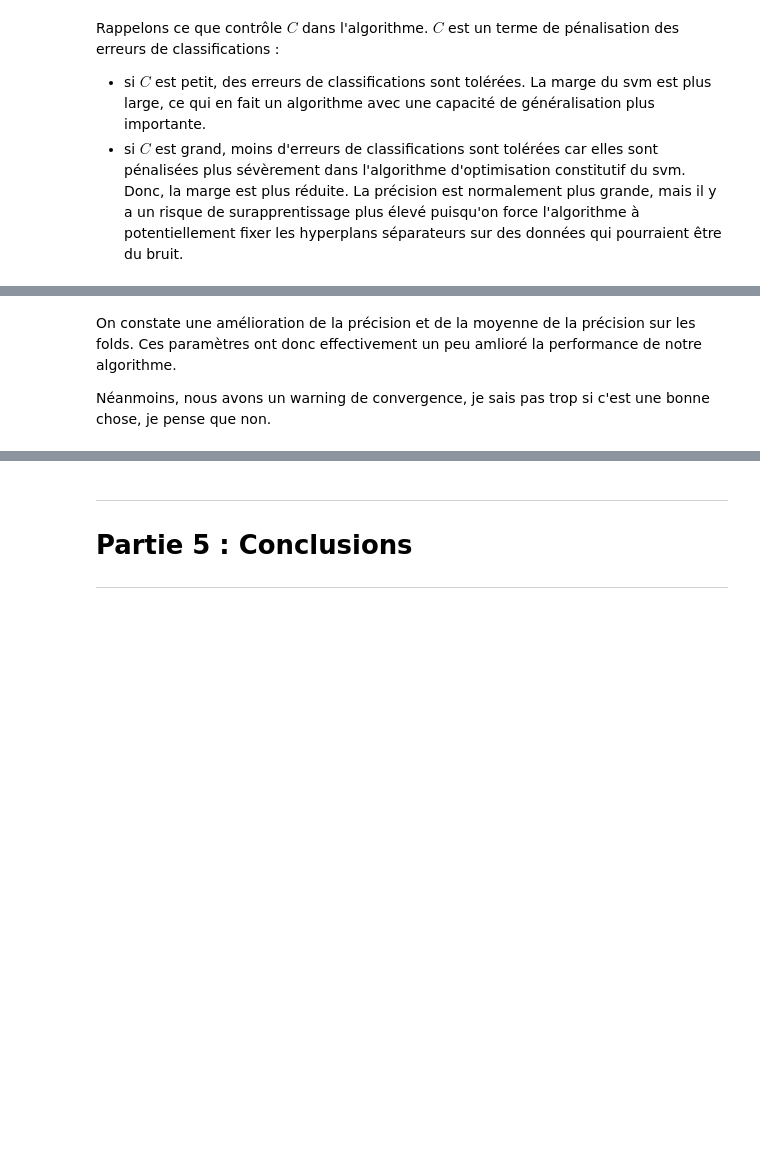
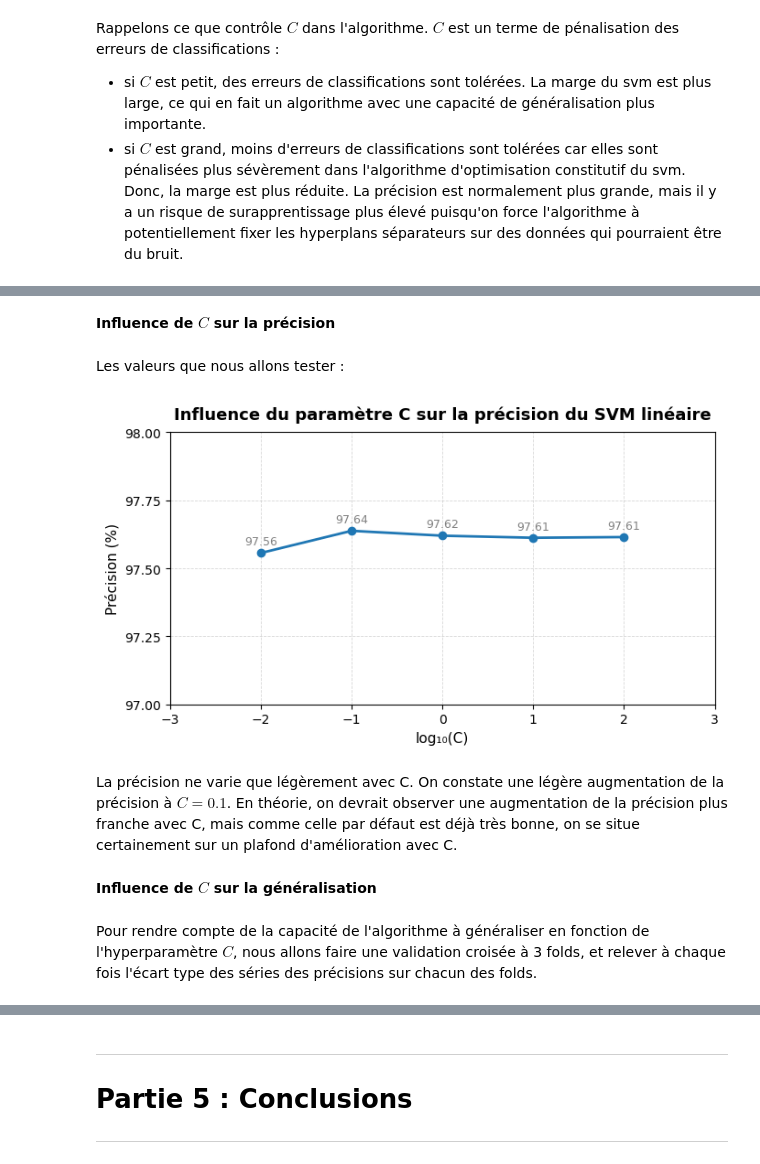
Before and after one commit to adrienmanciet-sys/darkurl-detection, a Jupyter notebook: url_machine_learning.ipynb, the cells around one changed output, grey strips where cells are left out. Cells and saved outputs as stored; diff of their text form; code cells hidden in the pictures; blank space fills up the shorter version.

```diff
--- a/url_machine_learning.ipynb
+++ b/url_machine_learning.ipynb
@@ -617,7 +597,7 @@ Au lieu de le faire tourner sur `X_train_reduced`, nous allons essayer de le fai
 
 start = time.time()
 
-svm = LinearSVC(random_state=42, C=0.1)
+svm = LinearSVC(random_state=42)
 svm.fit(X_train_full, y_train_full)
 y_pred = svm.predict(X_test)
 
@@ -693,7 +670,7 @@ from sklearn.metrics import confusion_matrix, ConfusionMatrixDisplay, accuracy_s
 
 start = time.time()
 
-svm = LinearSVC(random_state=42, C=0.1)
+svm = LinearSVC(random_state=42)
 cv = StratifiedKFold(n_splits=3, shuffle=True, random_state=42)
 
 # Une seule passe de cross-validation
@@ -911,4 +712,44 @@ print(f"Moyenne de précision : {np.mean(scores):.4f} ± {np.std(scores):.4f}")
-# %% [markdown]
-On constate une amélioration de la précision et de la moyenne de la précision sur les folds. Ces paramètres ont donc effectivement un peu amlioré la performance de notre algorithme.
-
-Néanmoins, nous avons un warning de convergence, je sais pas trop si c'est une bonne chose, je pense que non.
+# %% [markdown]
+**Influence de $C$ sur la précision**
+# %% [markdown]
+Les valeurs que nous allons tester :
+# %%
+C = [0.01, 0.1, 1, 10, 100]
+# %%
+
+accuracies = []
+
+for i in range(len(C)):
+    svm = LinearSVC(random_state=42, C=C[i])
+    svm.fit(X_train_full, y_train_full)
+    y_pred = svm.predict(X_test)
+    accuracies.append(accuracy_score(y_test, y_pred)*100)
+# %%
+
+plt.figure(figsize=(7, 4))  # format horizontal compact
+plt.plot(np.log10(C), accuracies, marker='o', linestyle='-', color='tab:blue', linewidth=2, markersize=6)
+
+# Mise en forme soignée
+plt.title("Influence du paramètre C sur la précision du SVM linéaire", fontsize=13, fontweight='bold', pad=10)
+plt.xlabel("log₁₀(C)", fontsize=11)
+plt.ylabel("Précision (%)", fontsize=11)
+plt.grid(True, which='both', linestyle='--', linewidth=0.6, alpha=0.5)
+plt.xlim(-3, 3)
+plt.ylim(97, 98)
+plt.xticks(np.arange(-3, 4, 1))
+plt.yticks(np.linspace(97, 98, 5))
+plt.tight_layout()
+
+# Optionnel : ajoute les valeurs sur les points
+for x, y in zip(np.log10(C), accuracies):
+    plt.text(x, y + 0.02, f"{y:.2f}", ha='center', va='bottom', fontsize=9, color='gray')
+
+plt.show()
+# %% [output]
+[figure, added]
+# %% [markdown]
+La précision ne varie que légèrement avec C. On constate une légère augmentation de la précision à $C=0.1$. En théorie, on devrait observer une augmentation de la précision plus franche avec C, mais comme celle par défaut est déjà très bonne, on se situe certainement sur un plafond d'amélioration avec C.
+# %% [markdown]
+**Influence de $C$ sur la généralisation**
+# %% [markdown]
+Pour rendre compte de la capacité de l'algorithme à généraliser en fonction de l'hyperparamètre $C$, nous allons faire une validation croisée à 3 folds, et relever à chaque fois l'écart type des séries des précisions sur chacun des folds.
```
Also changed, not shown: parts of 47 cells of this notebook.
